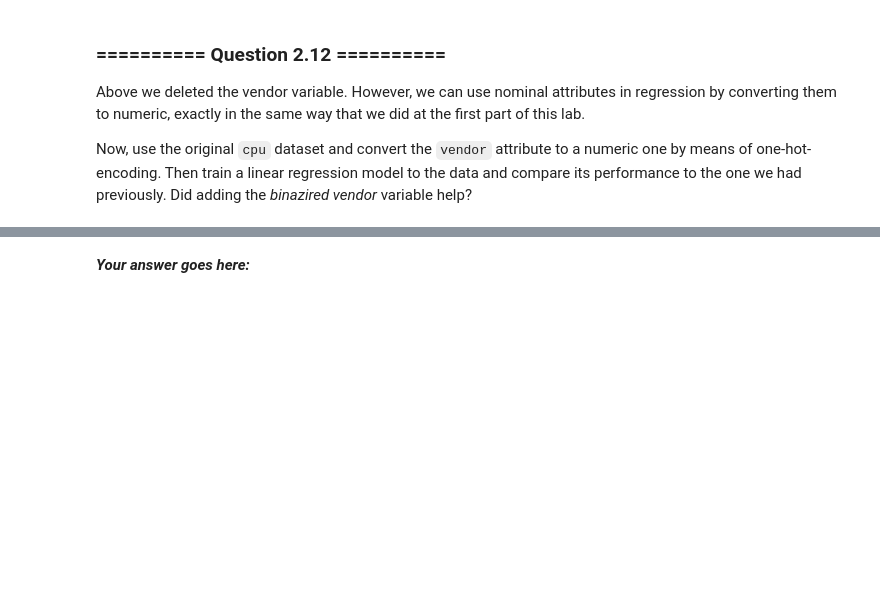
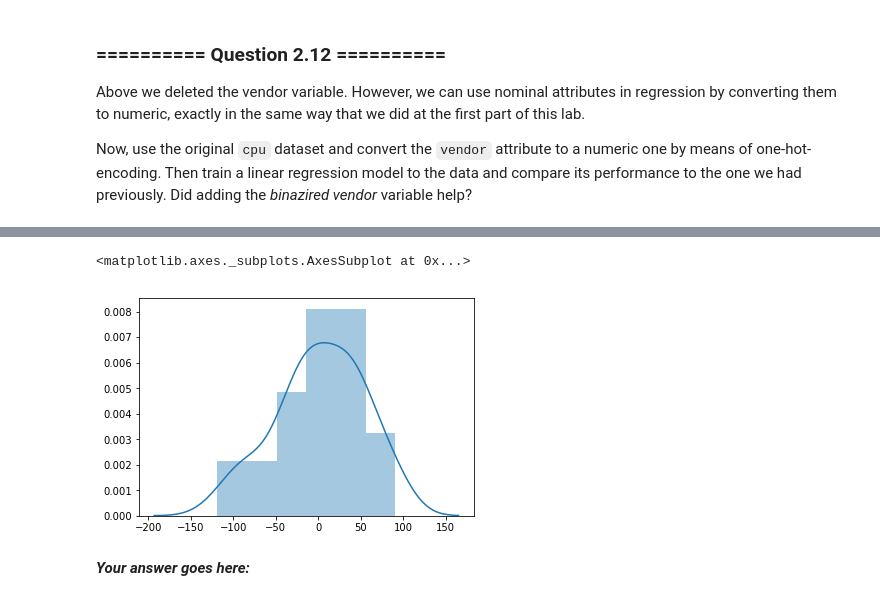
Before and after one commit to ZornitsaAsanska/iaml-labs, a Jupyter notebook: Labs/02 - Decision Trees and Linear Regression.ipynb, the cells around one changed output, grey strips where cells are left out. Drawn from its saved outputs; the diff is of its cells as text; code cells hidden in the pictures; blank space fills up the shorter version.

```diff
--- a/Labs/02 - Decision Trees and Linear Regression.ipynb
+++ b/Labs/02 - Decision Trees and Linear Regression.ipynb
@@ -820,2 +856,8 @@ Now, use the original `cpu` dataset and convert the `vendor` attribute to a nume
+# %%
+error = y_test - lr_encoded_test_predicted
+sns.distplot(a=error)
+# %% [output]
+<matplotlib.axes._subplots.AxesSubplot at 0x...>
+[figure, added]
 # %% [markdown]
 ***Your answer goes here:***
```
Also changed, not shown: parts of 9 cells of this notebook.
